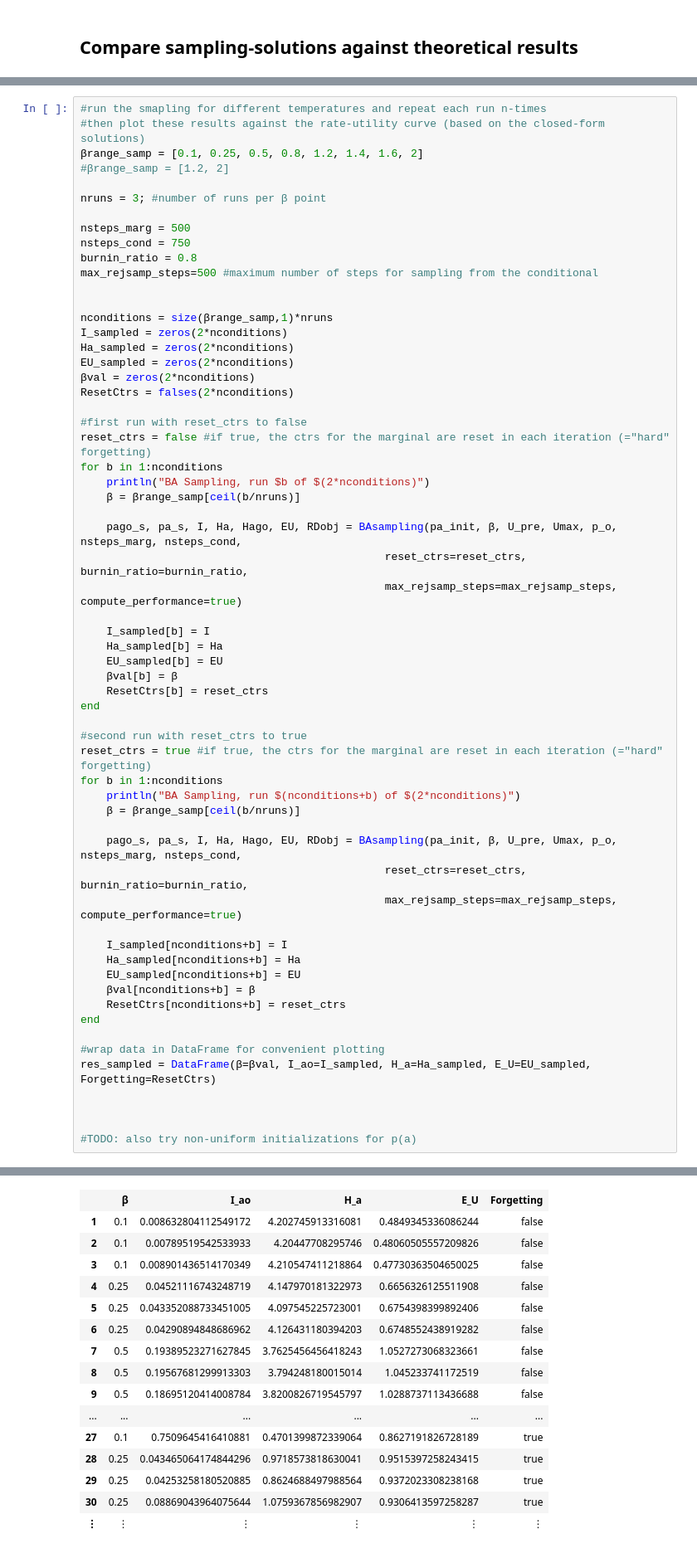
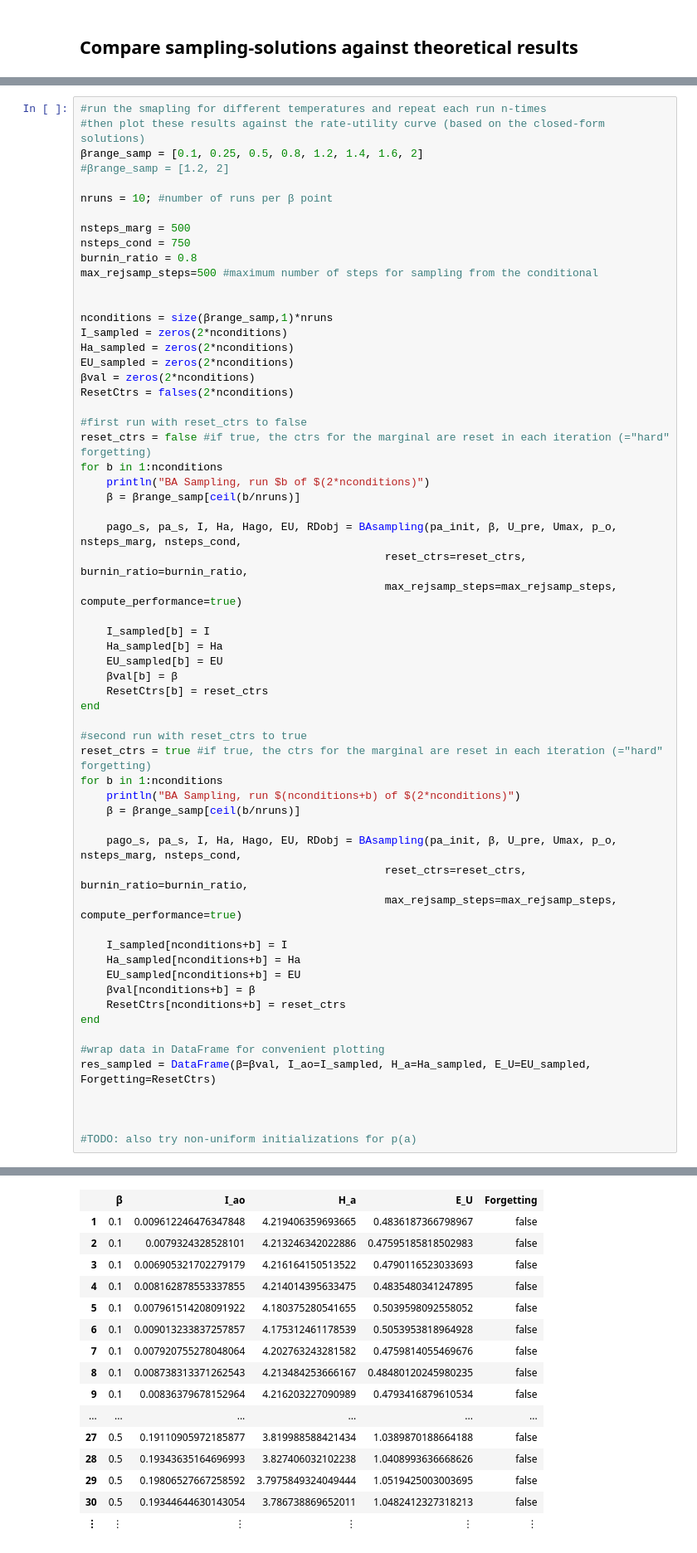
Before and after one commit to tgenewein/BoundedRationalityAbstractionAndHierarchicalDecisionMaking, a Jupyter notebook: BlahutArimotoSampling.ipynb, the cells around one changed output, grey strips where cells are left out. Shown at 83% size. Drawn from its saved outputs; the diff is of its cells as text.

```diff
--- a/BlahutArimotoSampling.ipynb
+++ b/BlahutArimotoSampling.ipynb
@@ -284,7 +284,7 @@ display(plot_rateutility)
 βrange_samp = [0.1, 0.25, 0.5, 0.8, 1.2, 1.4, 1.6, 2]
 #βrange_samp = [1.2, 2]
 
-nruns = 3; #number of runs per β point
+nruns = 10; #number of runs per β point
 
 nsteps_marg = 500
 nsteps_cond = 750
@@ -360,18 +360,18 @@ BA Sampling, run 48 of 48
 |  | β | I_ao | H_a | E_U | Forgetting |
-| 1 | 0.1 | 0.008632804112549172 | 4.202745913316081 | 0.4849345336086244 | false |
-| 2 | 0.1 | 0.00789519542533933 | 4.20447708295746 | 0.48060505557209826 | false |
-| 3 | 0.1 | 0.008901436514170349 | 4.210547411218864 | 0.47730363504650025 | false |
-| 4 | 0.25 | 0.04521116743248719 | 4.147970181322973 | 0.6656326125511908 | false |
-| 5 | 0.25 | 0.043352088733451005 | 4.097545225723001 | 0.6754398399892406 | false |
-| 6 | 0.25 | 0.04290894848686962 | 4.126431180394203 | 0.6748552438919282 | false |
-| 7 | 0.5 | 0.19389523271627845 | 3.7625456456418243 | 1.0527273068323661 | false |
-| 8 | 0.5 | 0.19567681299913303 | 3.794248180015014 | 1.045233741172519 | false |
-| 9 | 0.5 | 0.18695120414008784 | 3.8200826719545797 | 1.0288737113436688 | false |
+| 1 | 0.1 | 0.009612246476347848 | 4.219406359693665 | 0.4836187366798967 | false |
+| 2 | 0.1 | 0.0079324328528101 | 4.213246342022886 | 0.47595185818502983 | false |
+| 3 | 0.1 | 0.006905321702279179 | 4.216164150513522 | 0.4790116523033693 | false |
+| 4 | 0.1 | 0.008162878553337855 | 4.214014395633475 | 0.4835480341247895 | false |
+| 5 | 0.1 | 0.007961514208091922 | 4.180375280541655 | 0.5039598092558052 | false |
+| 6 | 0.1 | 0.009013233837257857 | 4.175312461178539 | 0.5053953818964928 | false |
+| 7 | 0.1 | 0.007920755278048064 | 4.202763243281582 | 0.4759814055469676 | false |
+| 8 | 0.1 | 0.008738313371262543 | 4.213484253666167 | 0.48480120245980235 | false |
+| 9 | 0.1 | 0.00836379678152964 | 4.216203227090989 | 0.4793416879610534 | false |
 | ... | ... | ... | ... | ... | ... |
-| 27 | 0.1 | 0.7509645416410881 | 0.4701399872339064 | 0.8627191826728189 | true |
-| 28 | 0.25 | 0.043465064174844296 | 0.9718573818630041 | 0.9515397258243415 | true |
-| 29 | 0.25 | 0.04253258180520885 | 0.8624688497988564 | 0.9372023308238168 | true |
-| 30 | 0.25 | 0.08869043964075644 | 1.0759367856982907 | 0.9306413597258287 | true |
+| 27 | 0.5 | 0.19110905972185877 | 3.819988588421434 | 1.0389870188664188 | false |
+| 28 | 0.5 | 0.19343635164696993 | 3.827406032102238 | 1.0408993636668626 | false |
+| 29 | 0.5 | 0.19806527667258592 | 3.7975849324049444 | 1.0519425003003695 | false |
+| 30 | 0.5 | 0.19344644630143054 | 3.786738869652011 | 1.0482412327318213 | false |
 | ⋮ | ⋮ | ⋮ | ⋮ | ⋮ | ⋮ |
 # %%
 #compute theoretical result for same set of temperatures
```
Also changed, not shown: parts of 5 cells of this notebook, 3 other files.
